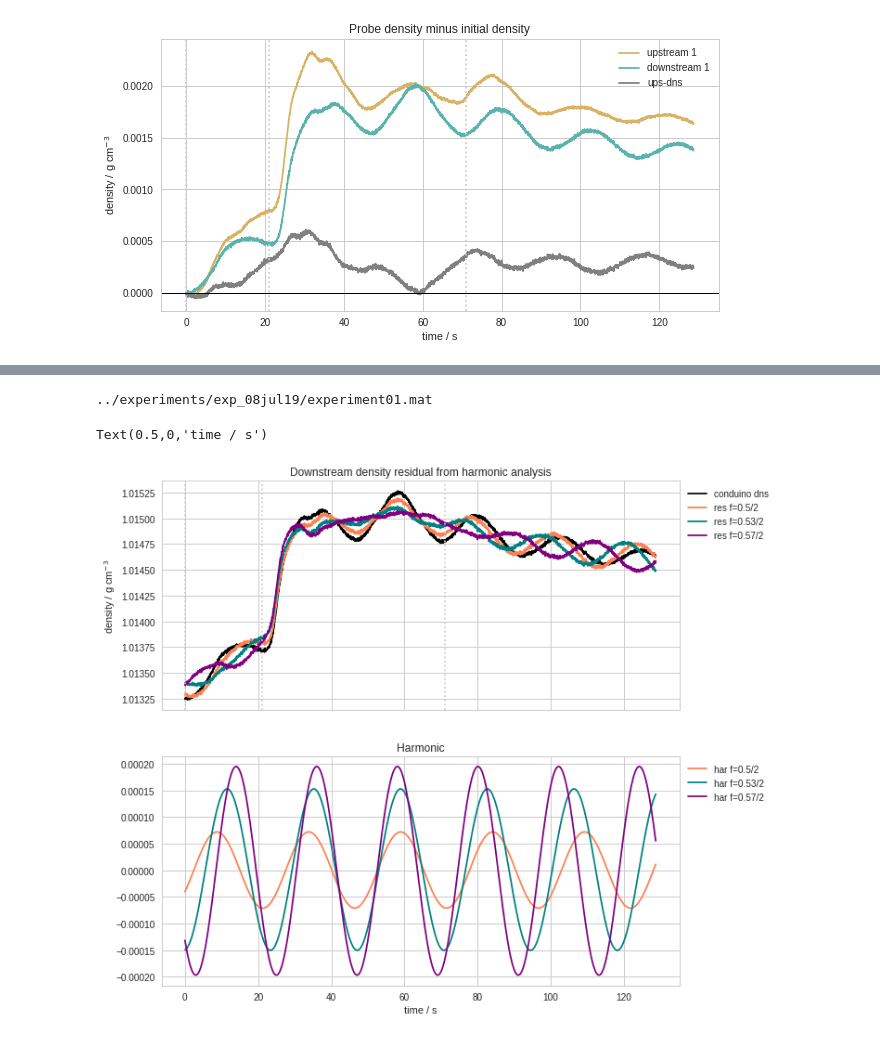
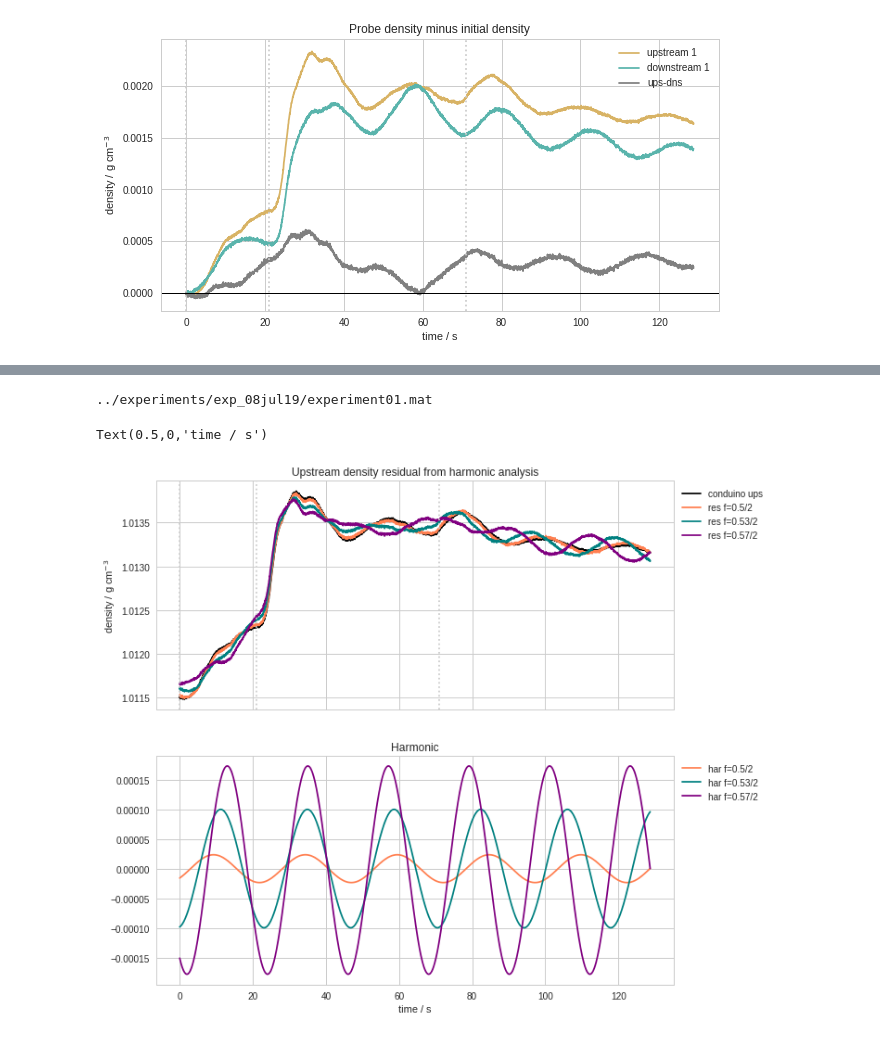
Before and after one commit to UBC-MOAD/MultipleCanyons, a Jupyter notebook: lab/Conduino/notebooks/exp_08Jul19.ipynb, the cells around one changed output, grey strips where cells are left out. Cells and saved outputs as stored; diff of their text form; code cells hidden in the pictures.

```diff
--- a/lab/Conduino/notebooks/exp_08Jul19.ipynb
+++ b/lab/Conduino/notebooks/exp_08Jul19.ipynb
@@ -291,9 +291,9 @@ for filepath, lab, sty in zip(files, labels, linestyles):
     P1 = mat['ch1']
     P2 = mat['ch2']
     time = mat['time']
-    ax0.plot(time,ptools.densANK1_06Jul19(P1)-ctools.densANK1_06Jul19(P1)[0],'-',
+    ax0.plot(time,ctools.densANK1_06Jul19(P1)-ctools.densANK1_06Jul19(P1)[0],'-',
              label=lab[0], color=colors[0], linestyle=sty)
-    ax0.plot(time,ptools.densANK2_06Jul19(P2)-ctools.densANK2_06Jul19(P2)[0],'-',
+    ax0.plot(time,ctools.densANK2_06Jul19(P2)-ctools.densANK2_06Jul19(P2)[0],'-',
              label=lab[1], color=colors[1], linestyle=sty)
     ax0.plot(time,((ctools.densANK1_06Jul19(P1)-ctools.densANK1_06Jul19(P1)[0])-
                    (ctools.densANK2_06Jul19(P2)-ctools.densANK2_06Jul19(P2)[0])),
@@ -345,37 +398,37 @@ for filepath, lab, sty in zip(files, labels, linestyles):
     density_dns = ctools.densANK2_06Jul19(P2)
 
 
     f0 = (0.50/2)/(2*np.pi) # f/2 is omega, table speed in rad/s, /2pi to get rid of rad
     f1 = (0.53/2)/(2*np.pi)
     f2 = (0.57/2)/(2*np.pi)
-    res0, har0 = filter_inertial(time,density_dns,f0)
-    res1, har1 = filter_inertial(time,density_dns,f1)
-    res2, har2 = filter_inertial(time,density_dns,f2)
+    res0, har0 = filter_freq(time,density_ups,f0)
+    res1, har1 = filter_freq(time,density_ups,f1)
+    res2, har2 = filter_freq(time,density_ups,f2)
 
-    ax0.plot(time,density_dns,'-',
-             label='conduino dns', color='k', linestyle=sty)
+    ax0.plot(time,density_ups,'-',
+             label='conduino ups', color='k', linestyle=sty)
     ax0.plot(time,res0,'-',
              label='res f=0.5/2', color='coral', linestyle=sty)
     ax0.plot(time,res1,'-',
              label='res f=0.53/2', color='teal', linestyle=sty)
     ax0.plot(time,res2,'-',
              label='res f=0.57/2', color='purple', linestyle=sty)
     ax1.plot(time,har0,'-',
              label='har f=0.5/2', color='coral', linestyle=sty)
     ax1.plot(time,har1,'-',
              label='har f=0.53/2', color='teal', linestyle=sty)
     ax1.plot(time,har2,'-',
              label='har f=0.57/2', color='purple', linestyle=sty)
 
 
 plot_uprofile(ax0)
 ax0.legend(bbox_to_anchor=(1,1))
 ax1.legend(bbox_to_anchor=(1,1))
 ax0.set_ylabel('density / g cm$^{-3}$')
-ax0.set_title('Downstream density residual from harmonic analysis')
+ax0.set_title('Upstream density residual from harmonic analysis')
 ax1.set_title('Harmonic')
 ax1.set_xlabel('time / s')
 # %% [output]
 ../experiments/exp_08jul19/experiment01.mat
 Text(0.5,0,'time / s')
-[figure, old version]
+[figure, new version]
```
Also changed, not shown: parts of 2 cells of this notebook, 2 other files.
